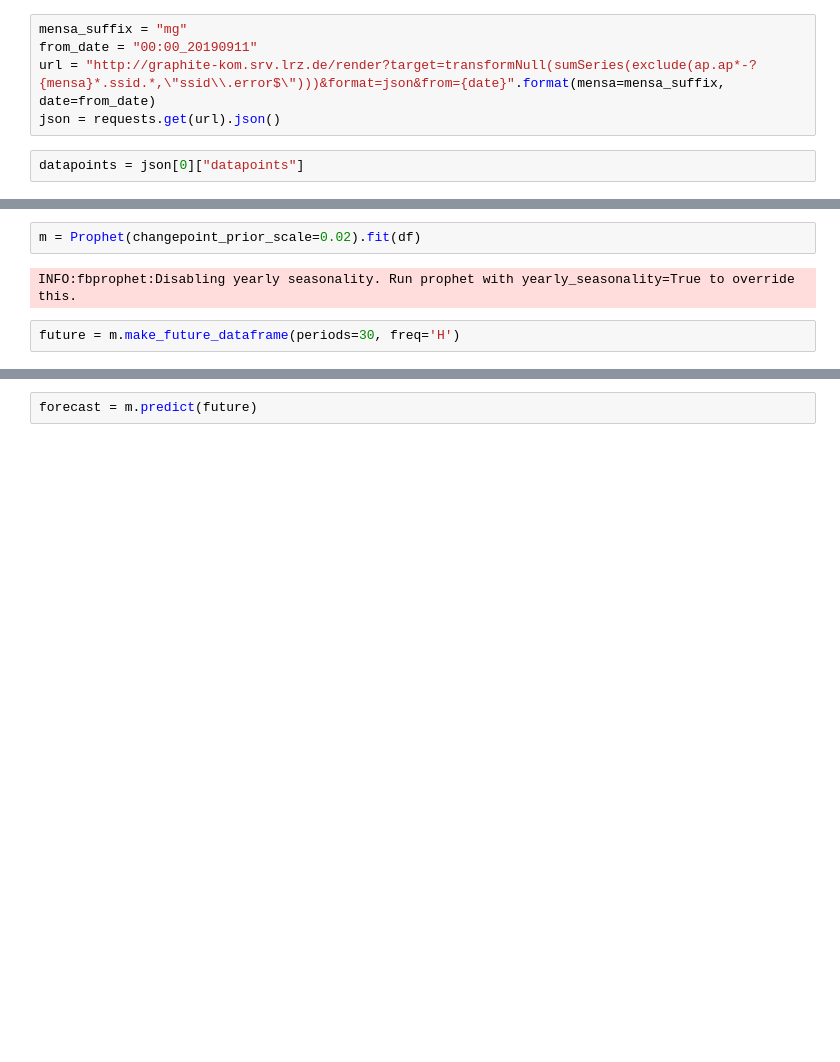
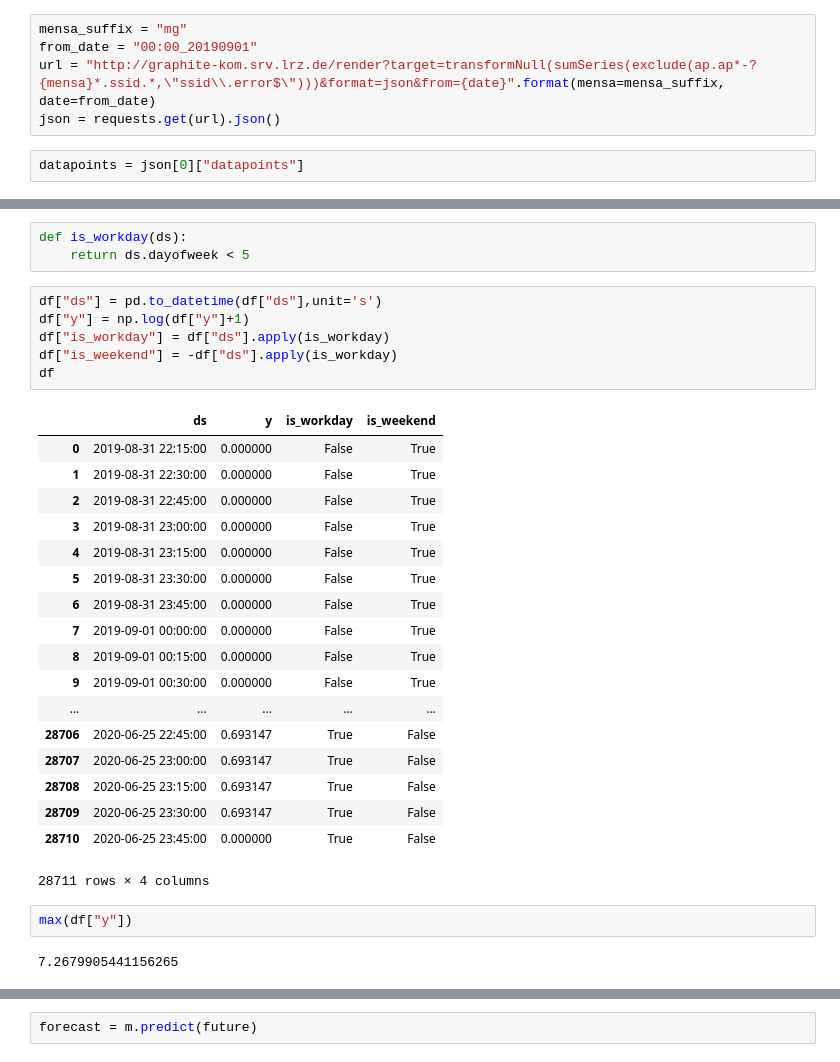
Before and after one commit to tgymnich/MensaForecast, a Jupyter notebook: forecast.ipynb, the cells around one changed output, grey strips where cells are left out. Drawn from its saved outputs; the diff is of its cells as text; blank space fills up the shorter version.

```diff
--- a/forecast.ipynb
+++ b/forecast.ipynb
@@ -6,7 +6,7 @@ pd.plotting.register_matplotlib_converters()
 import numpy as np
 # %%
 mensa_suffix = "mg"
-from_date = "00:00_20190911"
+from_date = "00:00_20190901"
 url = "http://graphite-kom.srv.lrz.de/render?target=transformNull(sumSeries(exclude(ap.ap*-?{mensa}*.ssid.*,\"ssid\\.error$\")))&format=json&from={date}".format(mensa=mensa_suffix, date=from_date)
 json = requests.get(url).json()
 # %%
@@ -20,6 +38,32 @@ df["y"] = np.log(df["y"]+1)
-# %%
-m = Prophet(changepoint_prior_scale=0.02).fit(df)
-# %% [output]
-INFO:fbprophet:Disabling yearly seasonality. Run prophet with yearly_seasonality=True to override this.
-# %%
-future = m.make_future_dataframe(periods=30, freq='H')
+# %%
+def is_workday(ds):
+    return ds.dayofweek < 5
+# %%
+df["ds"] = pd.to_datetime(df["ds"],unit='s')
+df["y"] = np.log(df["y"]+1)
+df["is_workday"] = df["ds"].apply(is_workday)
+df["is_weekend"] = -df["ds"].apply(is_workday)
+df
+# %% [output]
+|  | ds | y | is_workday | is_weekend |
+| 0 | 2019-08-31 22:15:00 | 0.000000 | False | True |
+| 1 | 2019-08-31 22:30:00 | 0.000000 | False | True |
+| 2 | 2019-08-31 22:45:00 | 0.000000 | False | True |
+| 3 | 2019-08-31 23:00:00 | 0.000000 | False | True |
+| 4 | 2019-08-31 23:15:00 | 0.000000 | False | True |
+| 5 | 2019-08-31 23:30:00 | 0.000000 | False | True |
+| 6 | 2019-08-31 23:45:00 | 0.000000 | False | True |
+| 7 | 2019-09-01 00:00:00 | 0.000000 | False | True |
+| 8 | 2019-09-01 00:15:00 | 0.000000 | False | True |
+| 9 | 2019-09-01 00:30:00 | 0.000000 | False | True |
+| ... | ... | ... | ... | ... |
+| 28706 | 2020-06-25 22:45:00 | 0.693147 | True | False |
+| 28707 | 2020-06-25 23:00:00 | 0.693147 | True | False |
+| 28708 | 2020-06-25 23:15:00 | 0.693147 | True | False |
+| 28709 | 2020-06-25 23:30:00 | 0.693147 | True | False |
+| 28710 | 2020-06-25 23:45:00 | 0.000000 | True | False |
+28711 rows × 4 columns
+# %%
+max(df["y"])
+# %% [output]
+7.2679905441156265
```
Also changed, not shown: parts of 12 cells of this notebook.
